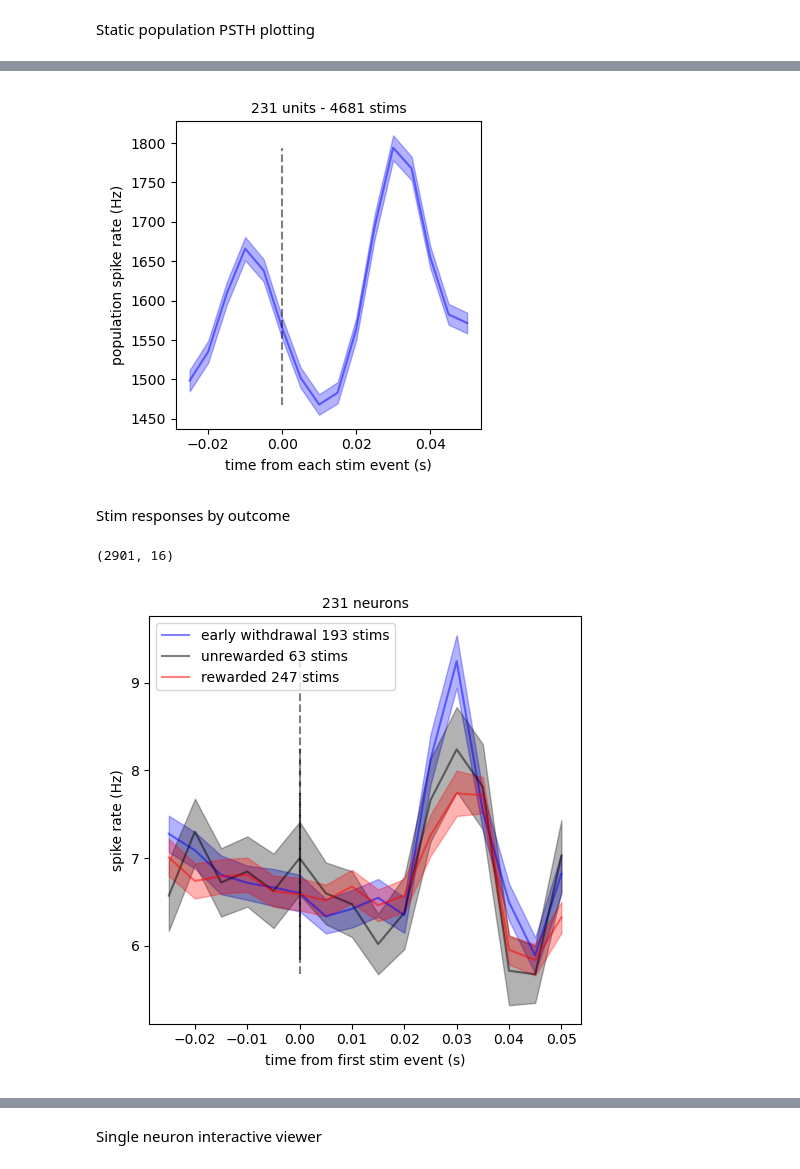
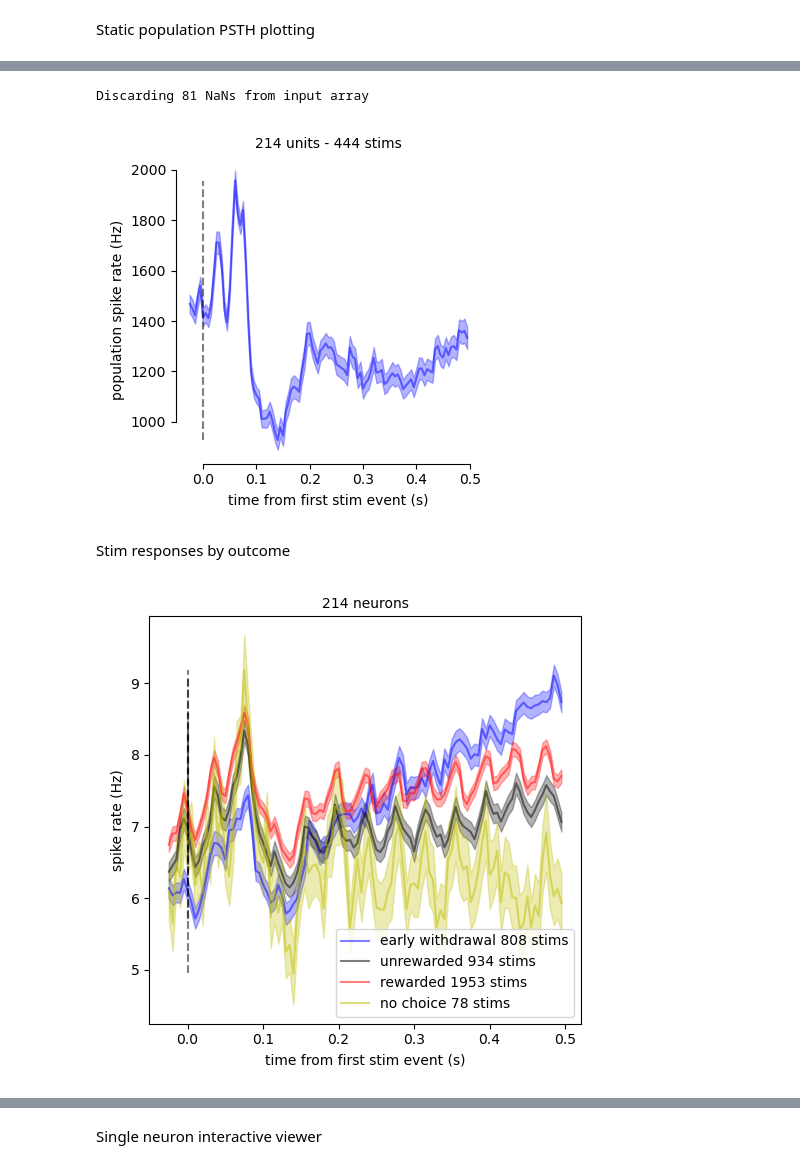
Before and after one commit to rojasgabriel/ephys, a Jupyter notebook: ephys_analysis_prototyping.ipynb, the cells around one changed output, grey strips where cells are left out. Cells and saved outputs as stored; diff of their text form; code cells hidden in the pictures.

```diff
--- a/ephys_analysis_prototyping.ipynb
+++ b/ephys_analysis_prototyping.ipynb
@@ -17,16 +26,18 @@ from spks.sync import load_ni_sync_data,interp1d
 Loading nidaq and behavior data
 # %%
 animal = 'GRB006'
-session = '20240429_174359'
-sessionpath = Path('/home/data/GRB006/20240429_174359/')
+session = '20240724_144439'
+sessionpath = Path(f'/home/data/{animal}/{session}/')
 sync_port = 0 # this is where the SMA of the probe is connected
 
 (nionsets,nioffsets),(nisync,nimeta),(apsyncdata) = load_ni_sync_data(sessionpath=sessionpath)
 aponsets = apsyncdata[0]['file0_sync_onsets'][6] # this should be the same for you, its where the sync is on the probe
 
-corrected_onsets = {} # This is a dictionary with the digital events that were connected to the breakout box.
+corrected_onsets = {}
+corrected_offsets = {} # This is a dictionary with the digital events that were connected to the breakout box.
 for k in nionsets.keys():
     corrected_onsets[k] = interp1d(nionsets[sync_port],aponsets,fill_value='extrapolate')(nionsets[k]).astype('uint64')
+    corrected_offsets[k] = interp1d(nionsets[sync_port],aponsets,fill_value='extrapolate')(nioffsets[k]).astype('uint64')
 del k
 
 # if you need analog channels those are in "nisync"
@@ -39,4 +50,4 @@ frame_rate = mode(1/(np.diff(corrected_onsets[1])/srate)) #corrected_onsets[1] a
 
 analog_signal = nisync[:, 0] # analog stim signal
 
-behavior_data = chiCa.load_trialdata('/home/data/GRB006/20240429_174359/chipmunk/GRB006_20240429_174359_chipmunk_DemonstratorAudiTask.mat')
+behavior_data = chiCa.load_trialdata(pjoin(sessionpath, f'chipmunk/{animal}_{session}_chipmunk_DemonstratorAudiTask.mat'))
@@ -74,11 +118,11 @@ del ti, start_time, end_time, events_in_interval
 # %% [markdown]
 Loading and filtering KS results
 # %%
-from utils import get_good_units
 
-kilosort_path = Path('/home/data/GRB006/20240429_174359/kilosort2.5/imec0/')
-sc = np.load('/home/data/GRB006/20240429_174359/kilosort2.5/imec0/spike_clusters.npy') #KS clusters
-ss = np.load('/home/data/GRB006/20240429_174359/kilosort2.5/imec0/spike_times.npy') #KS spikes (in samples)
+
+kilosort_path = Path(f'/home/data/{animal}/{session}/kilosort2.5/imec0/')
+sc = np.load(pjoin(kilosort_path, 'spike_clusters.npy')) #KS clusters
+ss = np.load(pjoin(kilosort_path, 'spike_times.npy')) #KS spikes (in samples)
 st = ss/srate #conversion from spike samples to spike times
 
 clu = Clusters(folder = kilosort_path, get_waveforms=False, get_metrics=True, load_template_features=True)
@@ -89,18 +149,18 @@ Static population PSTH plotting
 # %%
-from utils import get_cluster_spike_times, compute_mean_sem
-from viz import plot_psth
-from spks.event_aligned import compute_firing_rate
-
 binwidth_ms = 5
 tpre = 0.025
-tpost = 0.055
+tpost = 0.5
 
 population_timestamps = st[good_unit_ids]
+single_unit_timestamps = get_cluster_spike_times(spike_times = st, spike_clusters = sc, good_unit_ids = good_unit_ids)
+
 # four_Hz_stim_ts = np.hstack(stim_ts_per_trial[stim_ts_per_trial.bpod_events == 20].event_times) #filter for a specific trial rate type
-psth, _ = compute_firing_rate(stim_ts, population_timestamps, tpre, tpost, binwidth_ms, kernel=None)
+psth, _ = compute_firing_rate(np.hstack(stim_ts_per_trial.first_stim_ts), population_timestamps, tpre, tpost, binwidth_ms, kernel=None)
 n_stims = len(psth)
 
 plt.figure(figsize=(4, 4))
-plot_psth(compute_mean_sem(psth), tpre, tpost, binwidth_ms, 'time from each stim event (s)', 'population spike rate (Hz)', f"{n_units} units - {n_stims} stims")
+plot_psth(compute_mean_sem(psth), tpre, tpost, binwidth_ms, 'time from first stim event (s)', 'population spike rate (Hz)', f"{n_units} units - {n_stims} stims")
+separate_axes(plt.gca())
 # %% [output]
+Discarding 81 NaNs from input array
-[figure, old version]
+[figure, new version]
@@ -122,46 +167,42 @@ plot_psth(compute_mean_sem(psth), tpre, tpost, binwidth_ms, 'time from each stim
 # %% [markdown]
 Stim responses by outcome
-# %%
-(unit_fr[0]).shape
-# %% [output]
-(2901, 16)
 # %%
 #loop over all outcomes, plot pop psth for those stim events, and save fig
 plt.figure(figsize=(5, 5))
 for outcome, c in zip(np.unique(stim_ts_per_trial.trial_outcome), ['b', 'k', 'r', 'y']):
-    ts = np.hstack(stim_ts_per_trial[stim_ts_per_trial.trial_outcome == outcome].first_stim_ts)
+    ts = np.hstack(stim_ts_per_trial[stim_ts_per_trial.trial_outcome == outcome].stim_ts)
     unit_fr = []
     with suppress_print():
         for i in range(len(single_unit_timestamps)):
             try:
                 unit_fr.append(compute_firing_rate(ts, single_unit_timestamps[i], tpre, tpost, binwidth_ms, kernel=None)[0])
             except:
                 unit_fr.append(np.nan)
     psth = np.mean(unit_fr, axis = 0)
     # psth, _ = compute_firing_rate(ts, population_timestamps, tpre, tpost, binwidth_ms, kernel=None)
     n_stims = len(psth)
 
     if outcome == 0:
         txt = 'unrewarded'
     elif outcome == 1:
         txt = 'rewarded'
     elif outcome == -1:
         txt = 'early withdrawal'
     elif outcome == 2:
         txt = 'no choice'
 
     plot_psth(compute_mean_sem(psth), tpre, tpost, binwidth_ms,
               xlabel = 'time from first stim event (s)',
               ylabel = 'spike rate (Hz)',
               fig_title = f"{n_units} neurons",
               data_label = f'{txt} {n_stims} stims',
               color=c)
     # filename = f"pop_stim_kernel_{rate}_Hz.png"
     # save_dir = Path('/home/gabriel/lib/lab-projects/ephys/figures/stim_kernels_per_rate/')
     # filepath = os.path.join(save_dir, filename)
     # plt.savefig(filepath)
 plt.legend()
 del outcome, ts, psth, n_stims
 # %% [output]
-[figure, old version]
+[figure, new version]
 # %%
```
Also changed, not shown: parts of 9 cells of this notebook, 3 other files.
